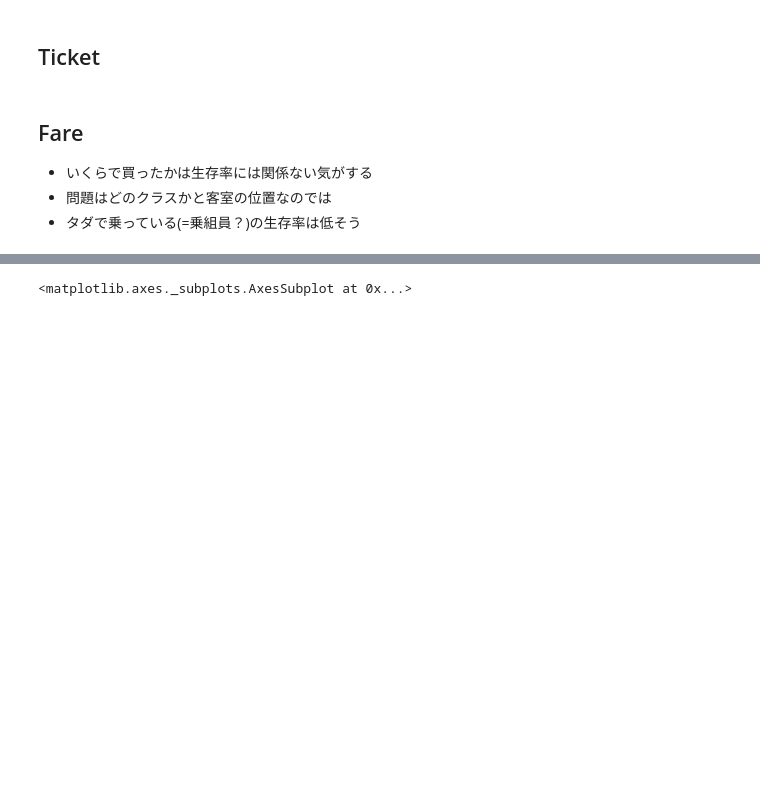
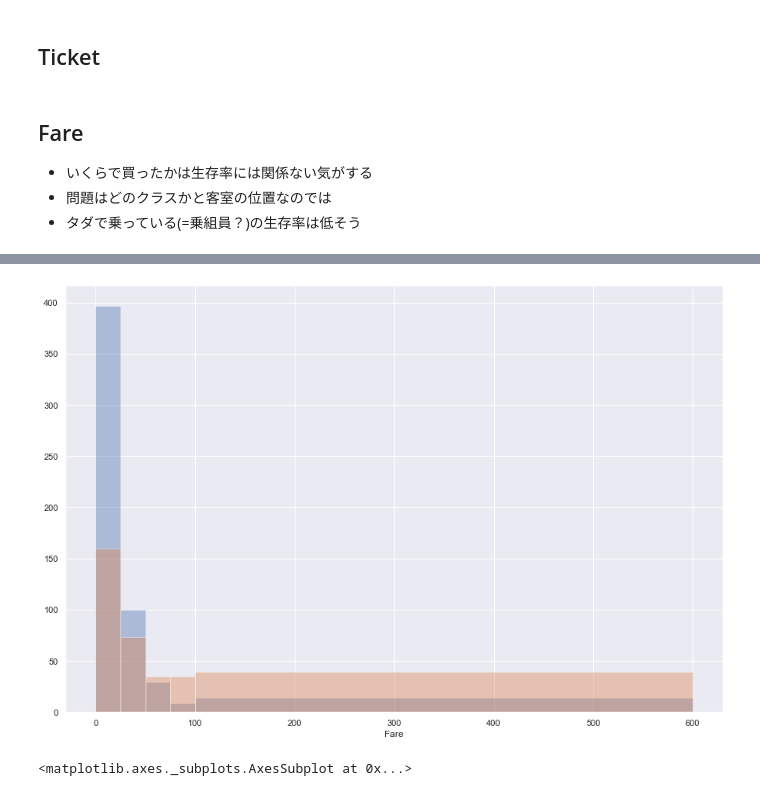
Before and after one commit to TonTech-GH/kaggle-titanic, a Jupyter notebook: 特徴量分析.ipynb, the cells around one changed output, grey strips where cells are left out. Drawn from its saved outputs; the diff is of its cells as text; code cells hidden in the pictures; blank space fills up the shorter version.

```diff
--- a/特徴量分析.ipynb
+++ b/特徴量分析.ipynb
@@ -171,3 +179,12 @@ plt.show()
+# %%
+# こんな感じで分割してみる
+bins = [0, 25, 50, 75, 100, 600]
+fig,ax = plt.subplots(1,1,figsize=(15,10))
+sns.distplot(train[train.Survived == 0].Fare, bins=bins, kde=None, ax=ax)
+sns.distplot(train[train.Survived == 1].Fare, bins=bins, kde=None, ax=ax)
+plt.show()
+# %% [output]
+[figure, added]
 # %%
 sns.swarmplot('Pclass', 'Fare', data=train, hue='Survived')
 # %% [output]
```
Also changed, not shown: parts of 1 cell of this notebook, 2 other files.
